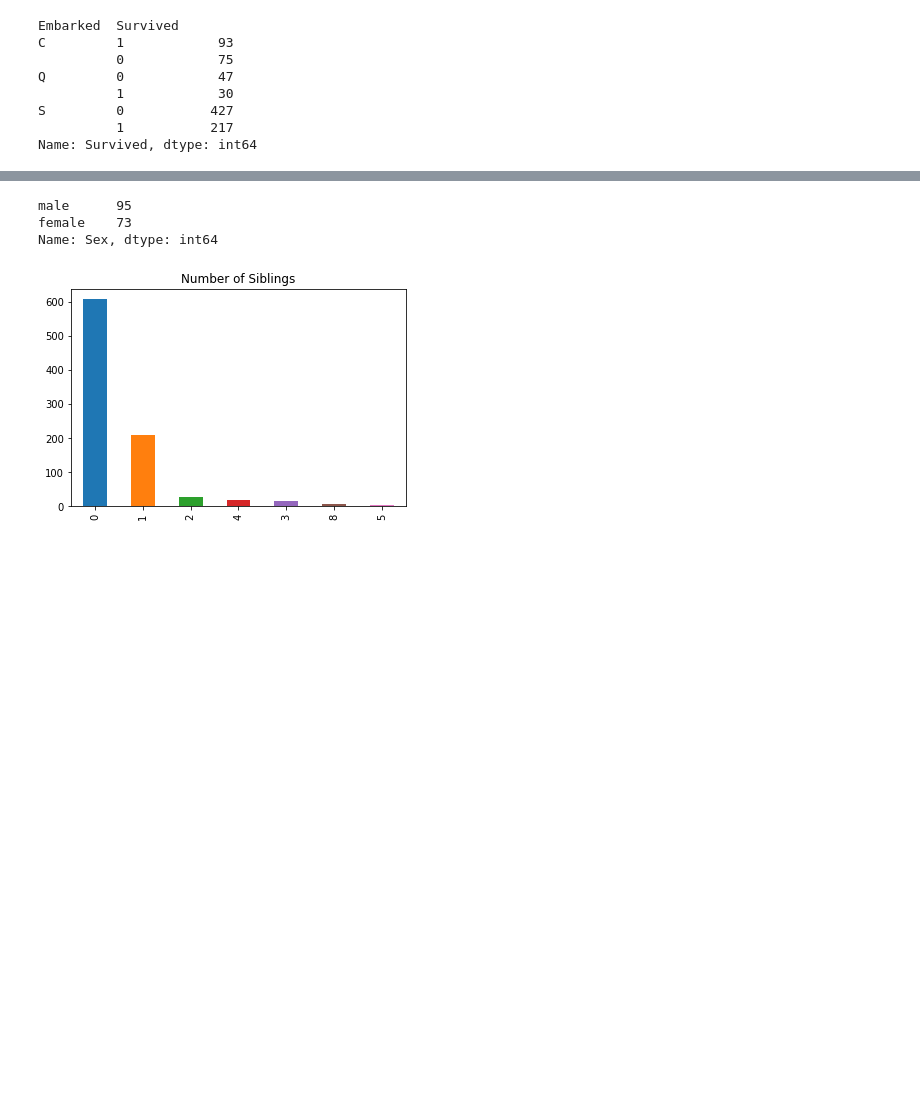
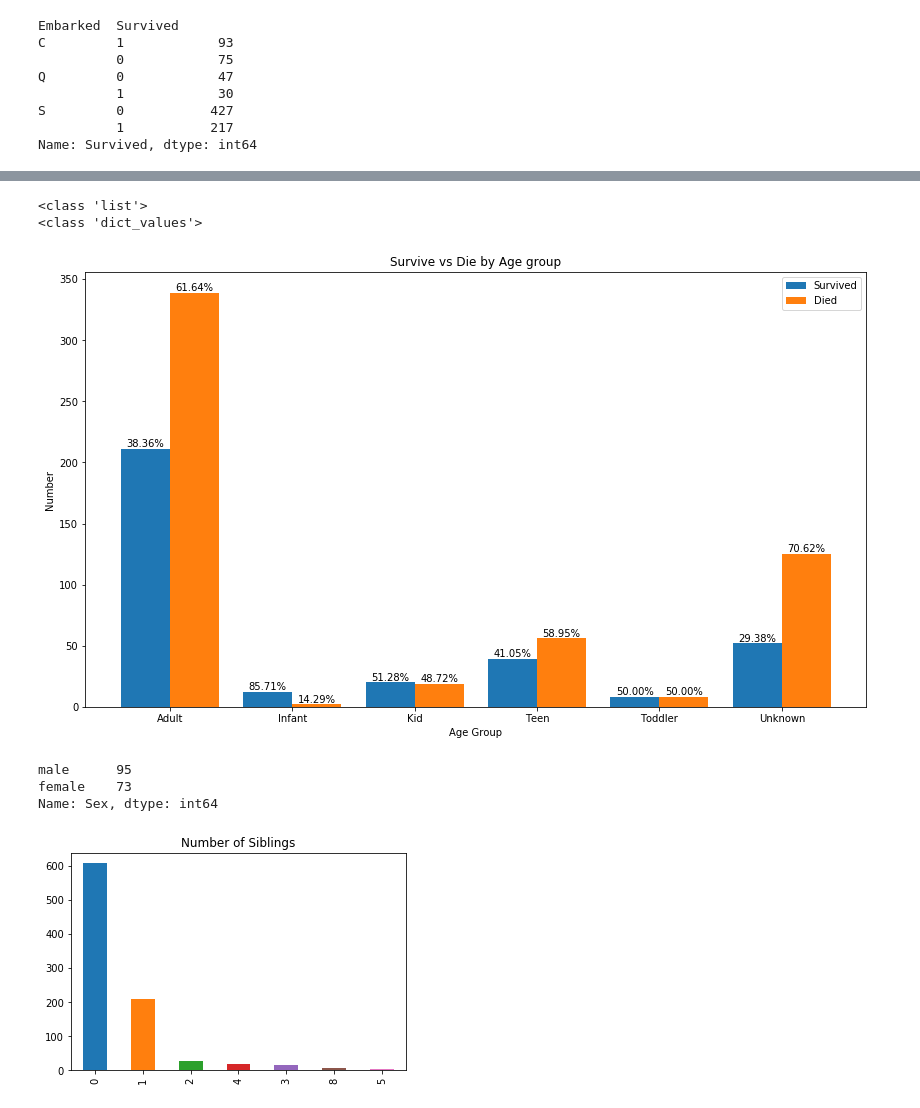
Before and after one commit to seitsorra/CPS803_Project, a Jupyter notebook: src/data_visual_sample.ipynb, the cells around one changed output, grey strips where cells are left out. Cells and saved outputs as stored; diff of their text form; code cells hidden in the pictures; blank space fills up the shorter version.

```diff
--- a/src/data_visual_sample.ipynb
+++ b/src/data_visual_sample.ipynb
@@ -85,3 +118,41 @@ plt.savefig("../img/survive_vs_die_by_embark_group.png")
+# %%
+bins= [0,2,4,13,20,110]
+labels = ['Infant','Toddler','Kid','Teen','Adult']
+
+age_groups = pd.cut(train['Age'], bins=bins, labels=labels, right=False, retbins=True)[0]
+train['AgeGroup'] = age_groups
+train['AgeGroup'].replace(np.nan, 'Unknown', inplace=True)
+
+groupByAge = train.groupby('AgeGroup')
+survival = groupByAge['Survived'].value_counts()
+survivedData = {}
+diedData = {}
+for l, v in survival.items():
+    if l[1] == 0:
+        diedData[l[0]] = v
+    else:
+        survivedData[l[0]] = v
+
+
+X_axis = np.arange(len(survivedData))
+fig = plt.figure(figsize = (14, 8))
+bar1 = plt.bar(X_axis-0.2, survivedData.values(), 0.4, label = 'Survived')
+bar2 = plt.bar(X_axis+0.2, diedData.values(), 0.4, label = 'Died')
+
+# Add counts above the two bar graphs
+values = build_percentages(list(survivedData.values()), list(diedData.values()))
+add_text_to_bars(bar1, bar2, values)
+
+plt.xticks(X_axis, survivedData.keys())
+plt.xlabel("Age Group")
+plt.ylabel("Number")
+plt.title("Survive vs Die by Age group")
+plt.legend()
+plt.savefig("../img/survive_vs_dead_by_age_greoup.png", dpi=300)
+# %% [output]
+<class 'list'>
+<class 'dict_values'>
+[figure, added]
 # %%
 cherbourg = byEmbark.get_group('C')
 
```
Also changed, not shown: parts of 4 cells of this notebook, 3 other files.
